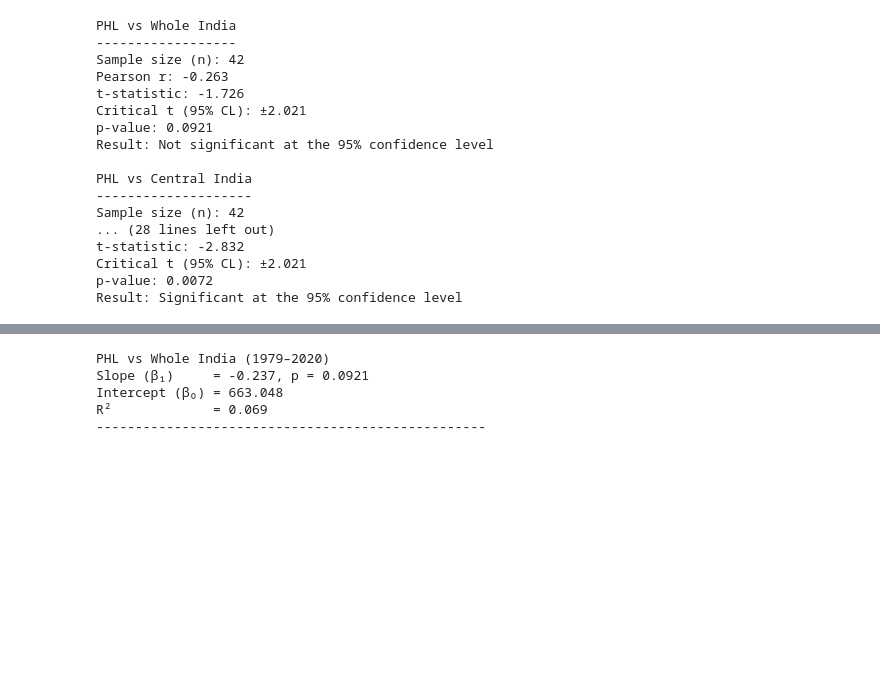
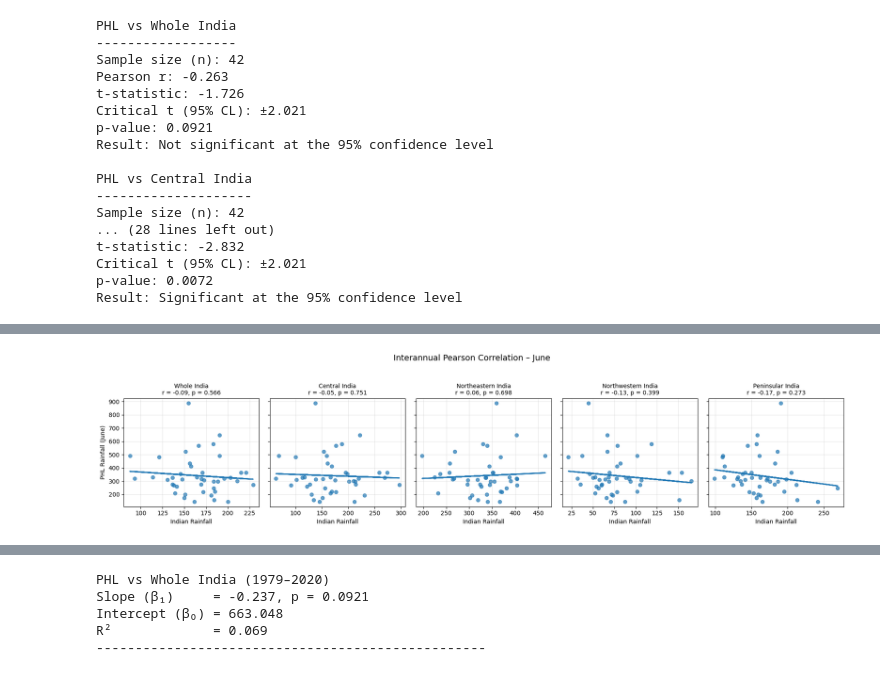
Before and after one commit to AleandraR/MS_Thesis_SWM, a Jupyter notebook: 02_notebooks/01a_INDvPHL_TimeSeries.ipynb, the cells around one changed output, grey strips where cells are left out. Saved outputs shown, nothing was run; the diff lists cells and outputs as text; code cells hidden in the pictures; blank space fills up the shorter version.

Commit message:
01a_INDvPHL_TimeSeries updated

```diff
--- a/02_notebooks/01a_INDvPHL_TimeSeries.ipynb
+++ b/02_notebooks/01a_INDvPHL_TimeSeries.ipynb
@@ -270,0 +277,88 @@ Result: Significant at the 95% confidence level
+# %%
+import os
+import numpy as np
+import pandas as pd
+import matplotlib.pyplot as plt
+from scipy.stats import pearsonr
+
+outdir = r"C:\Users\Nitro 5\Documents\MS\Thesis\GitHub\MS_Thesis_SWM\06_figures\01_obj1"
+os.makedirs(outdir, exist_ok=True)
+
+regions = [
+    ("Whole India", ind["Whole_IND"]),
+    ("Central India", ind["Central_IND"]),
+    ("Northeastern India", ind["NE_IND"]),
+    ("Northwestern India", ind["NW_IND"]),
+    ("Peninsular India", ind["Peninsula_IND"])
+]
+
+months = {
+    "jun": "June",
+    "jul": "July",
+    "aug": "August",
+    "sep": "September"
+}
+
+for phl_mon, mon_name in months.items():
+
+    fig, axes = plt.subplots(
+        nrows=1,
+        ncols=len(regions),
+        figsize=(18, 4),
+        sharey=True
+    )
+
+    for ax, (rname, rdf) in zip(axes, regions):
+
+        # Indian month column (capitalized)
+        ind_mon = phl_mon.capitalize()
+
+        # Extract interannual series
+        df = pd.merge(
+            phl[["Year", phl_mon]],
+            rdf[["Year", ind_mon]],
+            on="Year",
+            how="inner"
+        ).dropna()
+
+        x = df[ind_mon]
+        y = df[phl_mon]
+
+        # Pearson correlation
+        r, p = pearsonr(y, x)
+
+        # Regression line
+        m, b = np.polyfit(x, y, 1)
+
+        # Plot
+        ax.scatter(x, y, alpha=0.7)
+        ax.plot(x, m * x + b, linewidth=2)
+
+        ax.set_title(
+            f"{rname}\n"
+            f"r = {r:.2f}, p = {p:.3f}",
+            fontsize=10
+        )
+
+        ax.grid(alpha=0.3)
+
+        if ax is axes[0]:
+            ax.set_ylabel(f"PHL Rainfall ({mon_name})")
+
+        ax.set_xlabel("Indian Rainfall")
+
+    fig.suptitle(
+        f"Interannual Pearson Correlation – {mon_name}",
+        fontsize=14,
+        y=1.05
+    )
+
+    plt.tight_layout()
+
+    # Save
+    fname = f"PHL_vs_India_Pearson_{mon_name}.png"
+    plt.savefig(os.path.join(outdir, fname), dpi=300, bbox_inches="tight")
+    plt.show()
+    plt.close()
+# %% [output]
+[figure, added]
```
Also changed, not shown: parts of 14 cells of this notebook.
